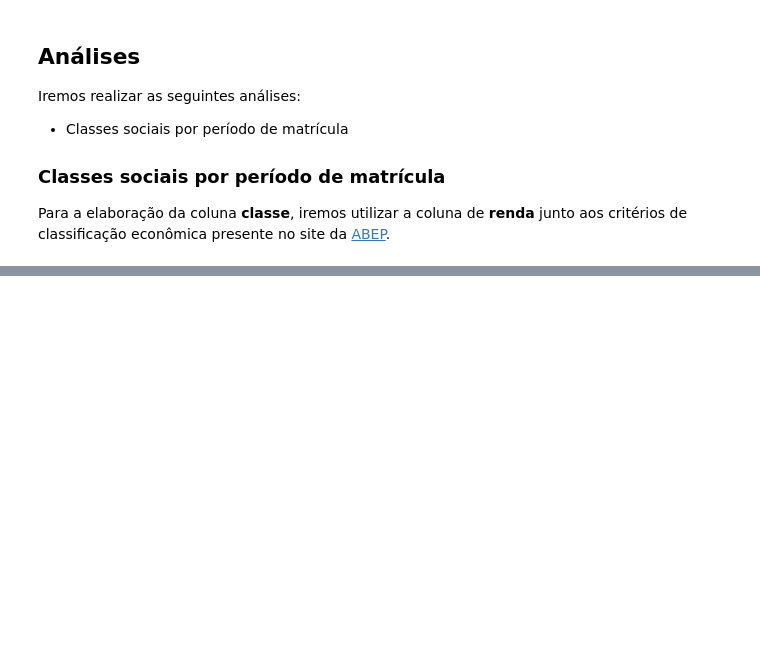
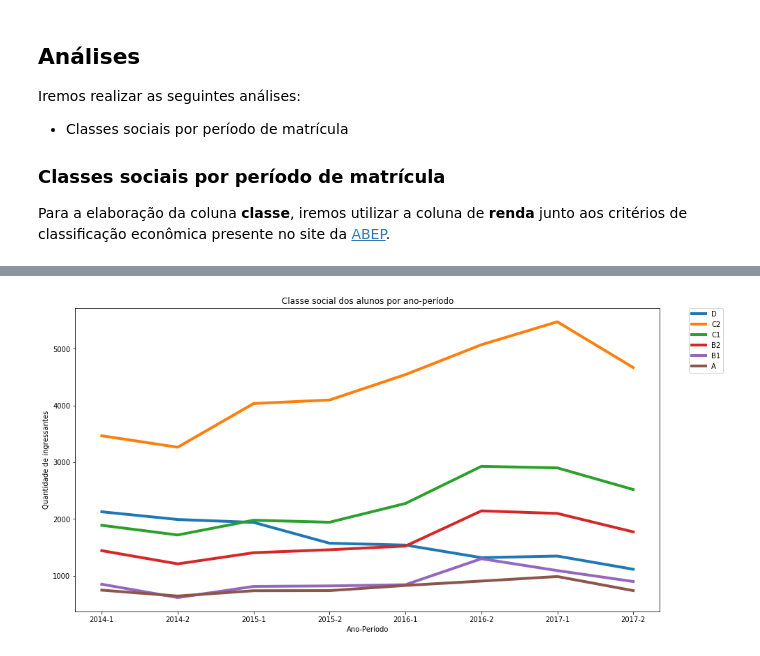
Before and after one commit to alvarofpp/imd0511-discentes, a Jupyter notebook: main.ipynb, the cells around one changed output, grey strips where cells are left out. Drawn from its saved outputs; the diff is of its cells as text; code cells hidden in the pictures; blank space fills up the shorter version.

Commit message:
Gráfico finalizado

```diff
--- a/main.ipynb
+++ b/main.ipynb
@@ -21,12 +22,17 @@ def make_df(filenames):
 files = listdir('data')
 
 # Filtro aplicado, lista de arquivos que satisfazem o regex
-files_filter = list(filter(re.compile(r'dados-socio-economicos-20[0-9]{2}').search, files))
+files_filter = {
+    'socioeconomicos': list(filter(re.compile(r'dados-socio-economicos-20[0-9]{2}').search, files)),
+    'ingressantes': list(filter(re.compile(r'discentes-20[0-9]{2}.csv').search, files))
+}
 
 # Variável com os dataframes que iremos usar
 dfs = {
-    'socioeconomicos': make_df(files_filter),
+    'socioeconomicos': make_df(files_filter['socioeconomicos']),
     'complementares': pd.read_csv('data/dados-pessoais-discentes', sep=';'),
+    'cursos': pd.read_csv('data/cursos-de-graduacao.csv', sep=';'),
+    'ingressantes': make_df(files_filter['ingressantes']),
 }
 # %%
 print(dfs['socioeconomicos'].info())
@@ -59,12 +67,17 @@ Para a elaboração da coluna **classe**, iremos utilizar a coluna de **renda**
 # %%
 # Limites de renda
 bins = [0, 768, 1625, 2705, 4852, 9254, dfs['socioeconomicos']['renda'].max()]
+
+# Labels
+labels = ["D", "C2", "C1", "B2", "B1", "A"]
+
 # Criamos a coluna classe
 dfs['socioeconomicos']['classe'] = pd.cut(
     dfs['socioeconomicos']['renda'], bins,
     labels=["D", "C2", "C1", "B2", "B1", "A"],
     include_lowest=True
 )
+
 # Ano periodo
 dfs['socioeconomicos']['ano_periodo'] = dfs['socioeconomicos'].ano.astype(str).str.cat(
     dfs['socioeconomicos'].periodo.astype(str), sep='-'
@@ -162,0 +94,21 @@ dfs['complementares'].head()
+# %%
+# DataFrame para o gráfico (filtro de 2014 - 2017)
+df_graph_classe = dfs['socioeconomicos'][np.logical_and(
+    dfs['socioeconomicos']['ano'] > 2013, dfs['socioeconomicos']['ano'] < 2018
+)]
+
+# Definimos o tamanho da figura que terá o gráfico
+plt.figure(figsize=(15,8))
+
+# Linhas do gráfico para cada classe
+for label in labels:
+    classe_count = df_graph_classe[df_graph_classe['classe'] == label].groupby('ano_periodo')['id_discente'].count()
+    plt.plot(classe_count.keys(), classe_count.values, label=label, linewidth=4)
+
+plt.legend(bbox_to_anchor=(1.05, 1), loc='upper left', borderaxespad=0.)
+plt.xlabel('Ano-Período')
+plt.ylabel('Quantidade de ingressantes')
+plt.title('Classe social dos alunos por ano-período')
+plt.show()
+# %% [output]
+[figure, added]
```
Also changed, not shown: parts of 10 cells of this notebook.
